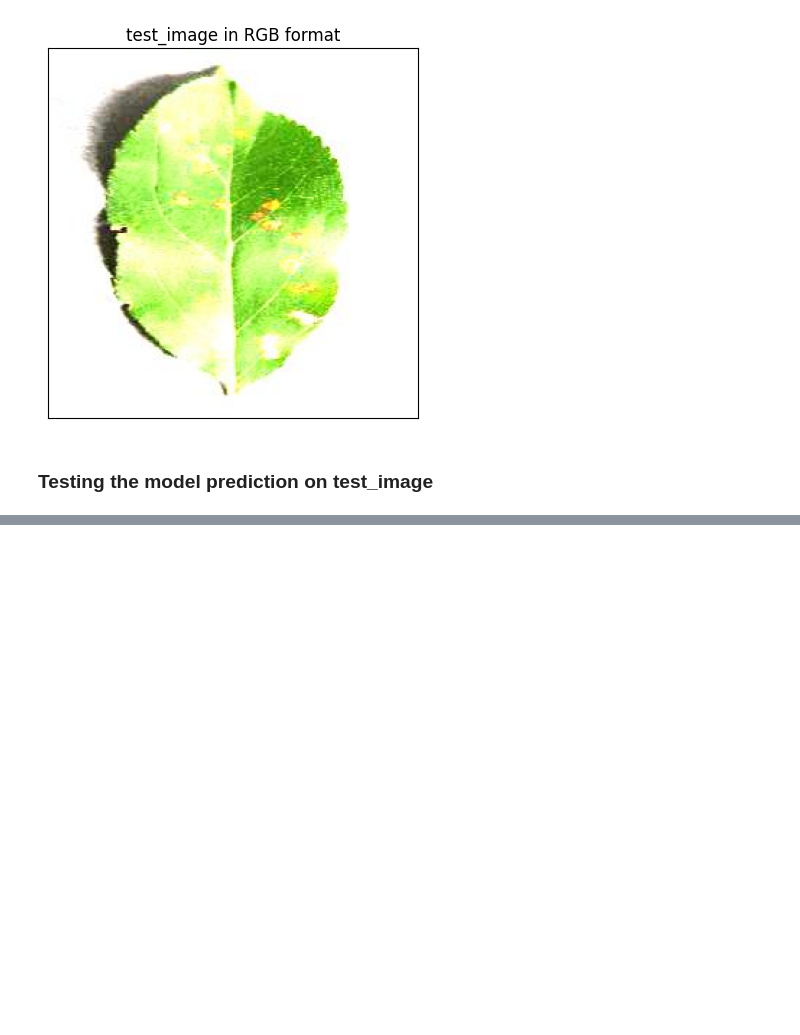
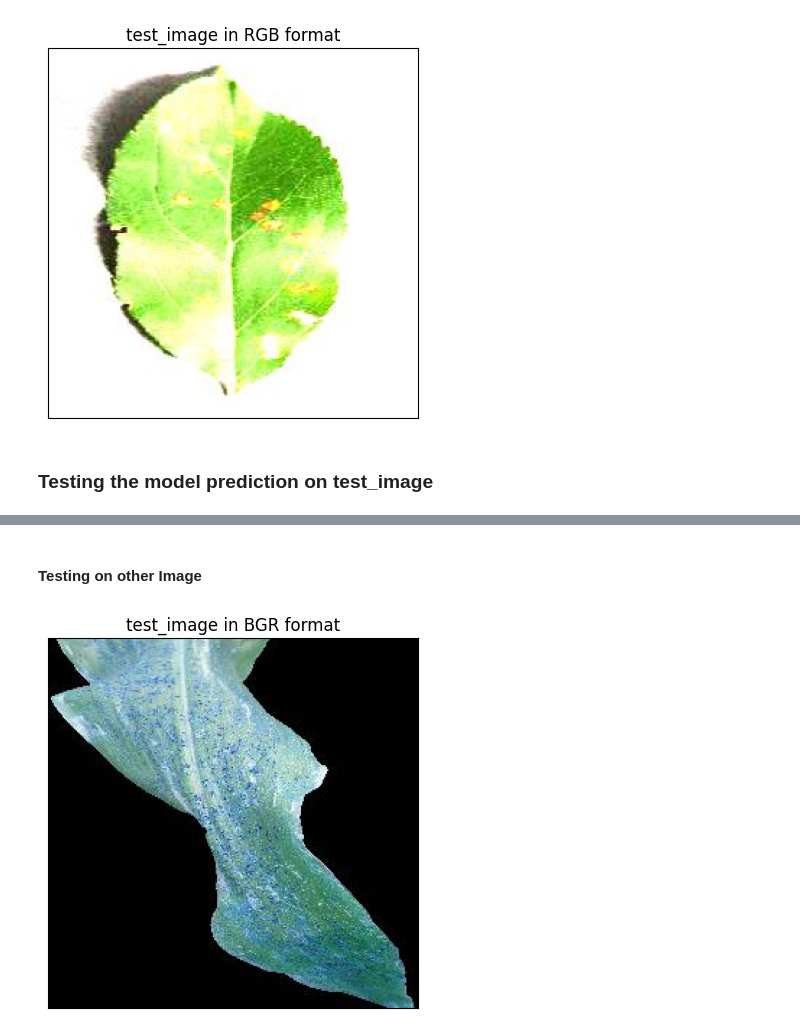
Before and after one commit to rravi27/plant_disease_detection, a Jupyter notebook: Test_plaint _disease.ipynb, the cells around one changed output, grey strips where cells are left out. Saved outputs shown, nothing was run; the diff lists cells and outputs as text; code cells hidden in the pictures; blank space fills up the shorter version.

```diff
--- a/Test_plaint _disease.ipynb
+++ b/Test_plaint _disease.ipynb
@@ -80,0 +159,16 @@ plt.show()
+# %% [markdown]
+#### Testing on other Image
+# %%
+import cv2
+image_path2 = "test/CornCommonRust3.JPG"
+#reading image
+img2 = cv2.imread(image_path2)
+
+#displaying
+plt.imshow(img2)
+plt.title("test_image in BGR format")
+plt.xticks([])
+plt.yticks([])
+plt.show()
+# %% [output]
+[figure, added]
```
Also changed, not shown: parts of 11 cells of this notebook, 1 other file.
